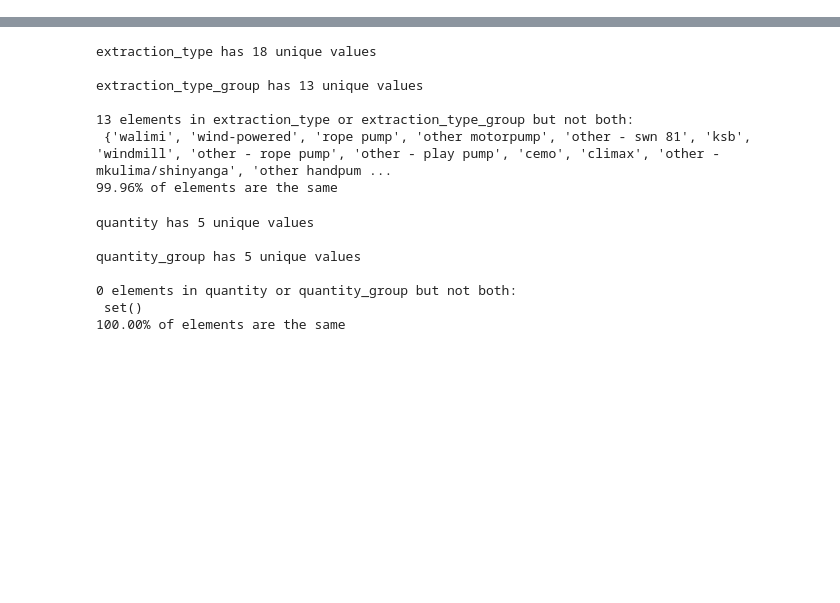
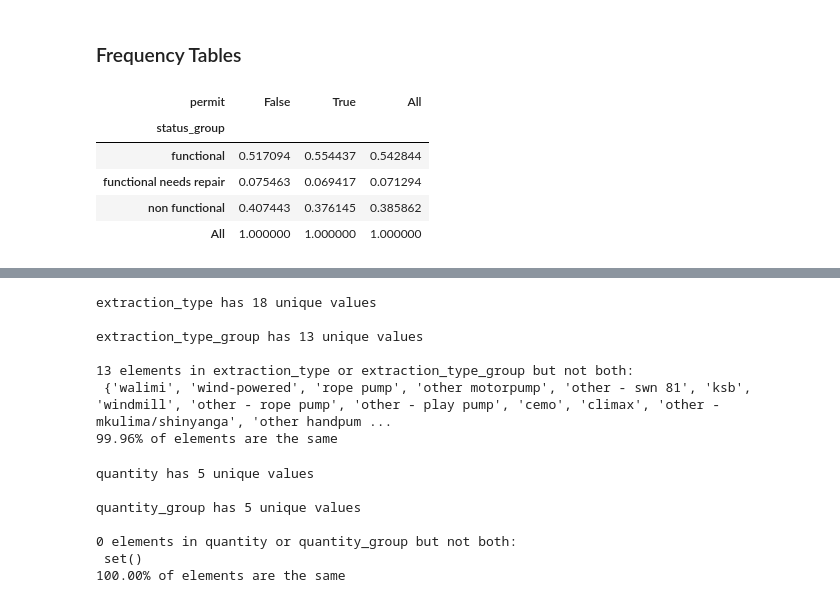
Before and after one commit to smaroukis/pump-it-up-data-mining, a Jupyter notebook: sandbox_351_proj.ipynb, the cells around one changed output, grey strips where cells are left out. Drawn from its saved outputs; the diff is of its cells as text; code cells hidden in the pictures; blank space fills up the shorter version.

```diff
--- a/sandbox_351_proj.ipynb
+++ b/sandbox_351_proj.ipynb
@@ -7,0 +47,13 @@ train_values=pd.read_csv('data/Training Set Values.csv')
+# %% [markdown]
+### Frequency Tables
+# %%
+# Frequency Table Example: Permit
+permit_ct=pd.crosstab(index=train["status_group"], columns=train["permit"], margins=True)
+permit_ct/permit_ct.ix['All']
+# %% [output]
+| permit | False | True | All |
+| status_group |  |  |  |
+| functional | 0.517094 | 0.554437 | 0.542844 |
+| functional needs repair | 0.075463 | 0.069417 | 0.071294 |
+| non functional | 0.407443 | 0.376145 | 0.385862 |
+| All | 1.000000 | 1.000000 | 1.000000 |
```
Also changed, not shown: parts of 10 cells of this notebook.
